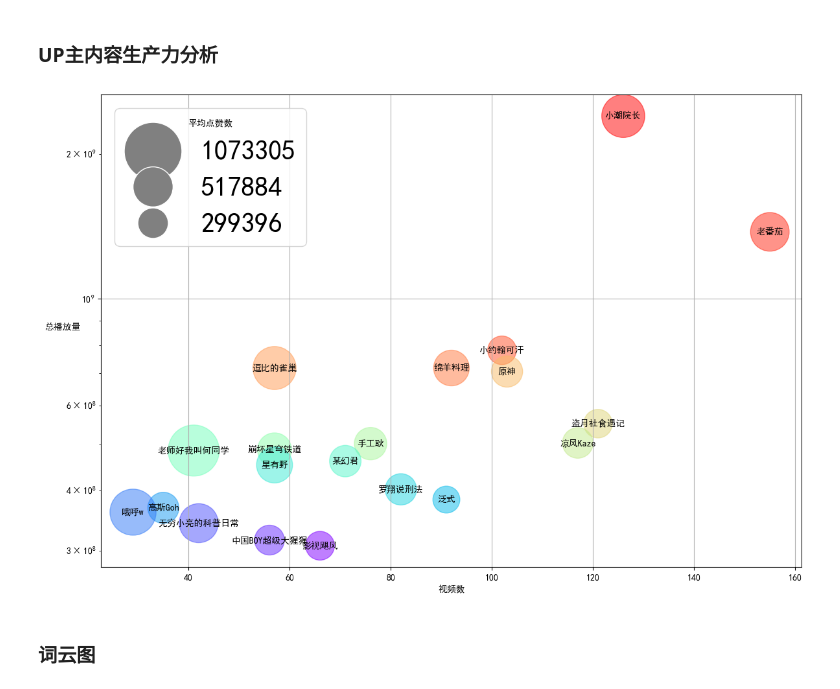
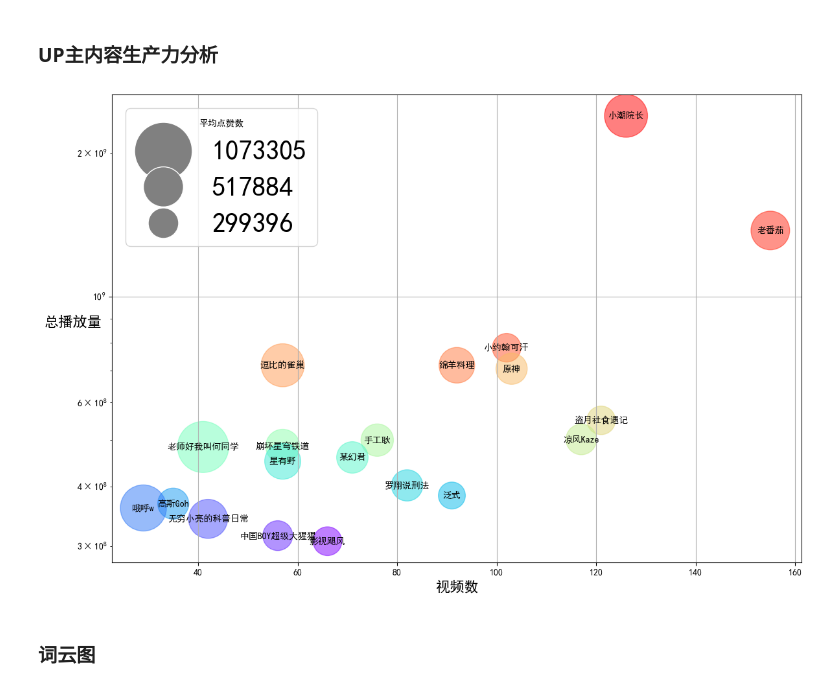
Before and after one commit to YifeiShi0076/bilibili_popular, a Jupyter notebook: code.ipynb, the cells around one changed output. Cells and saved outputs as stored; diff of their text form; code cells hidden in the pictures.

```diff
--- a/code.ipynb
+++ b/code.ipynb
@@ -737,6 +737,7 @@ plt.show()
 # %%
 df = data.copy()
 df['pubdate'] = pd.to_datetime(df['pubdate'], unit='s')
+df['发布年份'] = df['pubdate'].dt.year
 df['发布月份'] = df['pubdate'].dt.month
 df['发布小时'] = df['pubdate'].dt.hour
 
@@ -745,13 +746,13 @@ monthly = df.groupby('发布月份').agg({'view':'mean', 'aid':'count'}).reset_i
 fig, ax1 = plt.subplots(figsize=(10,5))
 
 ax1.bar(monthly['发布月份'], monthly['aid'], color='gold')
-ax1.set_ylabel("发布视频数", color='goldenrod',rotation=0,labelpad=20)
+ax1.set_ylabel("发布视频数",rotation=0,labelpad=20)
 ax1.tick_params(axis='y', labelcolor='goldenrod')
 ax1.set_xlabel("发布月份")
 
 ax2 = ax1.twinx()
 ax2.plot(monthly['发布月份'], monthly['view'], color='b', marker='o')
-ax2.set_ylabel("平均播放量", color='b',rotation=0,labelpad=20)
+ax2.set_ylabel("平均播放量",rotation=0,labelpad=20)
 ax2.tick_params(axis='y', labelcolor='b')
 ax2.set_xticks(monthly['发布月份'])
 
@@ -776,6 +777,5 @@ plt.show()
 # %%
-hourly = df.groupby('发布小时')['aid'].count().reset_index()
-
+hourly = df.groupby(['发布小时'])['aid'].count().reset_index()
 plt.figure(figsize=(10, 5))
 
 heatmap_data = np.array(hourly['aid']).reshape(1, -1)
@@ -791,0 +843,23 @@ plt.show()
+# %%
+partitions = df['发布年份'].unique()
+
+plt.figure(figsize=(10, 6))
+
+for i, partition in enumerate(partitions):
+    partition_data = df[df['发布年份'] == partition]
+
+    heatmap_data = partition_data.groupby(['发布小时'])['aid'].count().reindex(range(24), fill_value=0)
+
+    heatmap_array = heatmap_data.values.reshape(1, -1)
+
+    plt.imshow(heatmap_array, aspect='auto', cmap='plasma', interpolation='nearest',
+               extent=[0, 24, i, i + 1])
+
+plt.xticks(np.arange(24) + 0.5, np.arange(24))
+
+plt.yticks(np.arange(len(partitions)) + 0.5, partitions)
+plt.ylim(0, len(partitions))
+
+plt.title('年度视频发布密度')
+
+plt.show()
@@ -807,36 +883,36 @@ scatter = plt.scatter(x=top_up['aid'],
                       y=top_up['view'],
                       s=sizes,
                       alpha=0.5,
                       c=np.linspace(1, 0, len(top_up)),
                       cmap='rainbow')
 
-plt.xlabel("视频数")
-plt.ylabel("总播放量",rotation=0)
+plt.xlabel("视频数",fontsize=16)
+plt.ylabel("总播放量",rotation=0,fontsize=16)
 plt.yscale('log')
 
 for i in range(len(top_up)):
     plt.text(top_up['aid'].iloc[i], top_up['view'].iloc[i],
              top_up.index[i], ha='center', va='center')
 markers = [
     plt.Line2D([0], [0], marker='o', color='w',
                markerfacecolor='gray',
                markersize=np.sqrt(sizes.max()/np.pi)*2,
                label=f'{top_up["like"].max():.0f}'),
     plt.Line2D([0], [0], marker='o', color='w',
                markerfacecolor='gray',
                markersize=np.sqrt(sizes.mean()/np.pi)*2,
                label=f'{top_up["like"].mean():.0f}'),
     plt.Line2D([0], [0], marker='o', color='w',
                markerfacecolor='gray',
                markersize=np.sqrt(sizes.min()/np.pi)*2,
                label=f'{top_up["like"].min():.0f}')
           ]
 plt.legend(handles=markers, loc='upper left', title="平均点赞数",fontsize=30)
 plt.grid(True)
 plt.tight_layout()
 plt.show()
 # %% [output]
-[figure, old version]
+[figure, new version]
 # %% [markdown]
 ### 词云图
 # %%
```
Also changed, not shown: parts of 9 cells of this notebook.
